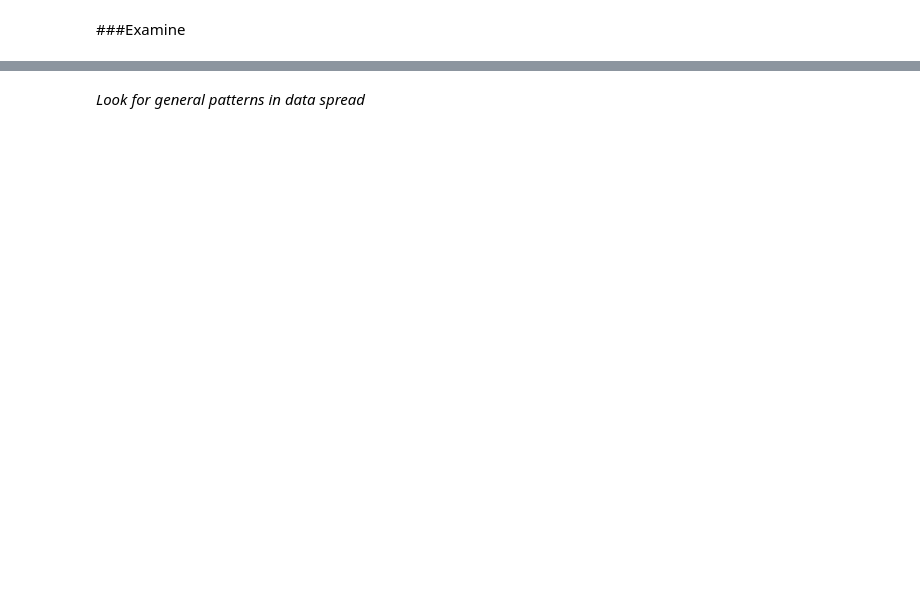
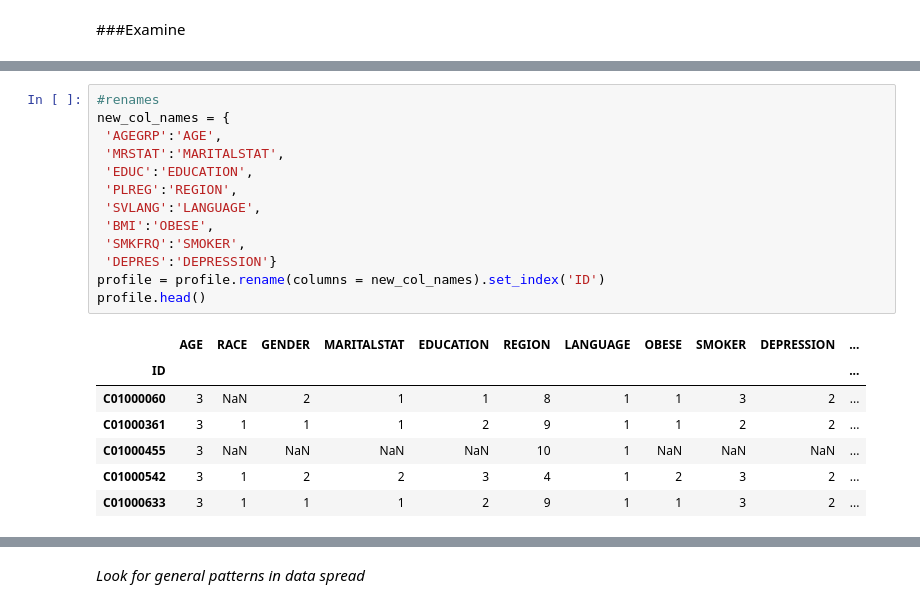
Before and after one commit to cesleem/DAT_SF_14, a Jupyter notebook: project/data_transformations/source_data_to_clean_data.ipynb, the cells around one changed output, grey strips where cells are left out. Saved outputs shown, nothing was run; the diff lists cells and outputs as text; blank space fills up the shorter version.

```diff
--- a/project/data_transformations/source_data_to_clean_data.ipynb
+++ b/project/data_transformations/source_data_to_clean_data.ipynb
@@ -52,0 +109,21 @@ allpatients.columns
+# %%
+#renames
+new_col_names = {
+ 'AGEGRP':'AGE',
+ 'MRSTAT':'MARITALSTAT',
+ 'EDUC':'EDUCATION',
+ 'PLREG':'REGION',
+ 'SVLANG':'LANGUAGE',
+ 'BMI':'OBESE',
+ 'SMKFRQ':'SMOKER',
+ 'DEPRES':'DEPRESSION'}
+profile = profile.rename(columns = new_col_names).set_index('ID')
+profile.head()
+# %% [output]
+|  | AGE | RACE | GENDER | MARITALSTAT | EDUCATION | REGION | LANGUAGE | OBESE | SMOKER | DEPRESSION | ... |
+| ID |  |  |  |  |  |  |  |  |  |  | ... |
+| C01000060 | 3 | NaN | 2 | 1 | 1 | 8 | 1 | 1 | 3 | 2 | ... |
+| C01000361 | 3 | 1 | 1 | 1 | 2 | 9 | 1 | 1 | 2 | 2 | ... |
+| C01000455 | 3 | NaN | NaN | NaN | NaN | 10 | 1 | NaN | NaN | NaN | ... |
+| C01000542 | 3 | 1 | 2 | 2 | 3 | 4 | 1 | 2 | 3 | 2 | ... |
+| C01000633 | 3 | 1 | 1 | 1 | 2 | 9 | 1 | 1 | 3 | 2 | ... |
```
Also changed, not shown: parts of 31 cells of this notebook.
